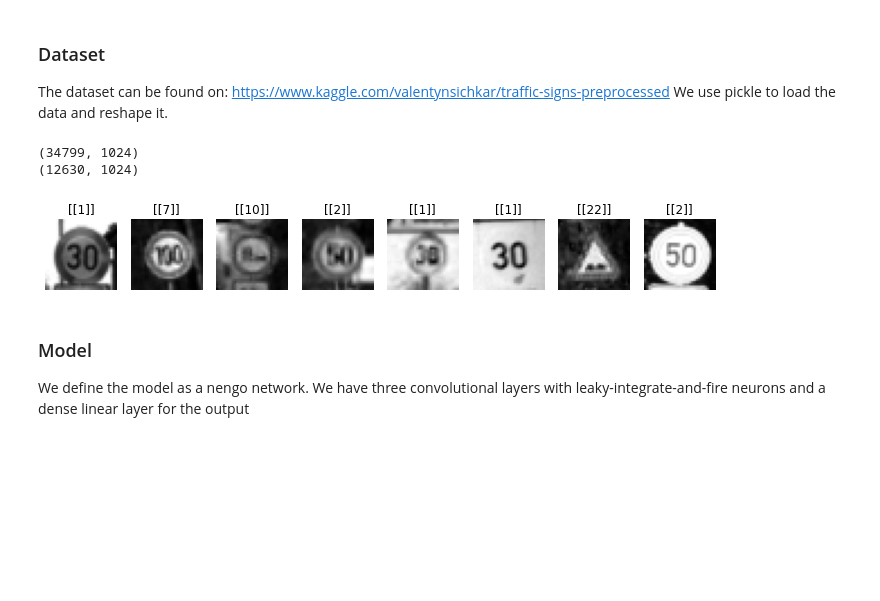
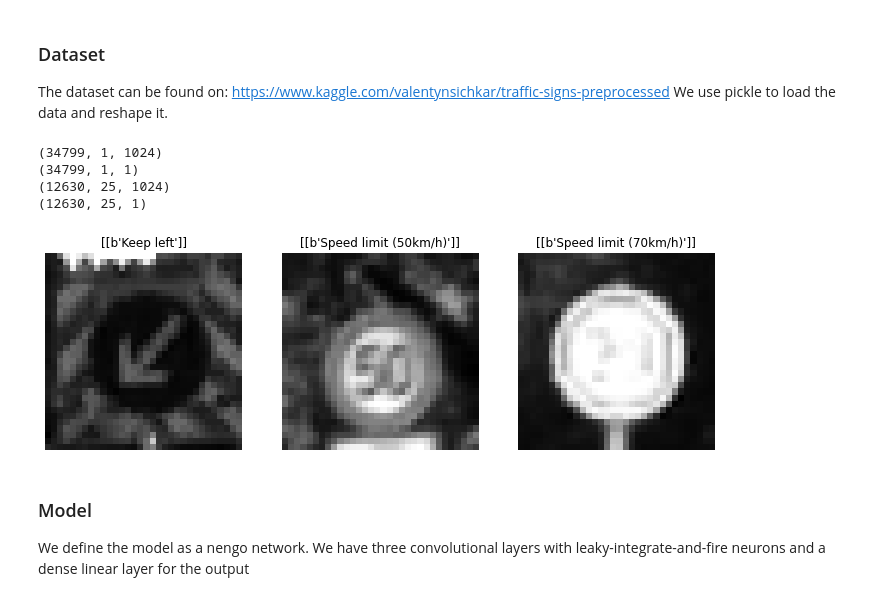
Before and after one commit to AlexGit90/trafficSignRecognitionSNN, a Jupyter notebook: nengoTrafficSignClassifier.ipynb, the cells around one changed output. Cells and saved outputs as stored; diff of their text form; code cells hidden in the pictures; blank space fills up the shorter version.

Commit message:
added png image and updated notebook

```diff
--- a/nengoTrafficSignClassifier.ipynb
+++ b/nengoTrafficSignClassifier.ipynb
@@ -14,13 +14,15 @@ tf.autograph.set_verbosity(0)
 The dataset can be found on: https://www.kaggle.com/valentynsichkar/traffic-signs-preprocessed
 We use pickle to load the data and reshape it.
 # %%
-root_dir = 'traffic-signs-preprocessed/'
+NUM_CLASSES = 43
+IMG_SIZE = 32
+
+root_dir = 'C:/Users/Alex/Code/Python/snnTraffic/traffic-signs-preprocessed/'
 
 train = pickle.load(open(root_dir + 'train.pickle', 'rb'))
 test = pickle.load(open(root_dir + 'test.pickle', 'rb'))
 labels = pickle.load(open(root_dir + 'labels.pickle', 'rb'))
-
-NUM_CLASSES = 43
+label_names = np.genfromtxt(root_dir + 'label_names.csv', delimiter=',' ,dtype=None)[1:]
 
 train_images = train['features'][:, :, :, 0]
 train_labels = train['labels']
@@ -29,9 +31,6 @@ train_images = train_images.reshape((train_images.shape[0], -1))
 test_images = test['features'][:, :, :, 0]
 test_labels = test['labels']
 test_images = test_images.reshape((test_images.shape[0], -1))
-
-print(train_images.shape)
-print(test_images.shape)
 
 # add single timestep to training data
 train_images = train_images[:, None, :]
@@ -43,22 +42,31 @@ train_labels = train_labels[:, None, None]
 n_steps = 25
 test_images = np.tile(test_images[:, None, :], (1, n_steps, 1))
 test_labels = np.tile(test_labels[:, None, None], (1, n_steps, 1))
+
+print(train_images.shape)
+print(train_labels.shape)
+print(test_images.shape)
+print(test_labels.shape)
 # %% [output]
-(34799, 1024)
-(12630, 1024)
+(34799, 1, 1024)
+(34799, 1, 1)
+(12630, 25, 1024)
+(12630, 25, 1)
 # %%
 # Show some examples
-num_plots = 8
+num_plots = 3
 idx = np.random.choice(train_images.shape[0], num_plots)
 
 plt.figure(figsize=(12, 4))
 for i in range(num_plots):
     plt.subplot(1, num_plots, i + 1)
-    plt.imshow(np.reshape(train_images[idx[i]], (32, 32)), cmap="gray")
+    plt.imshow(np.reshape(train_images[idx[i]], (IMG_SIZE, IMG_SIZE)), cmap="gray")
     plt.axis("off")
-    plt.title(str(train_labels[idx[i]]))
+    #plt.title(str(train_labels[idx[i]]))
+    plt.title(label_names[train_labels[idx[i]], 1])
+plt.savefig('trafficSignExamples.png')
 # %% [output]
-[figure, old version]
+[figure, new version]
 # %% [markdown]
 ### Model
 We define the model as a nengo network.
```
Also changed, not shown: parts of 6 cells of this notebook, 1 other file.
